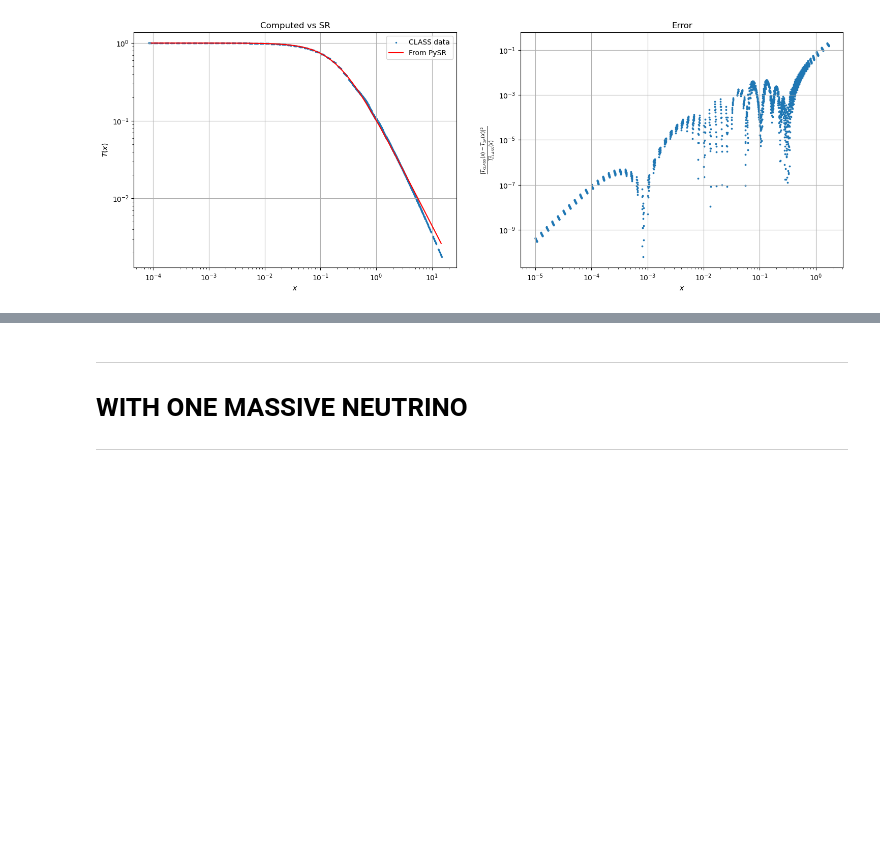
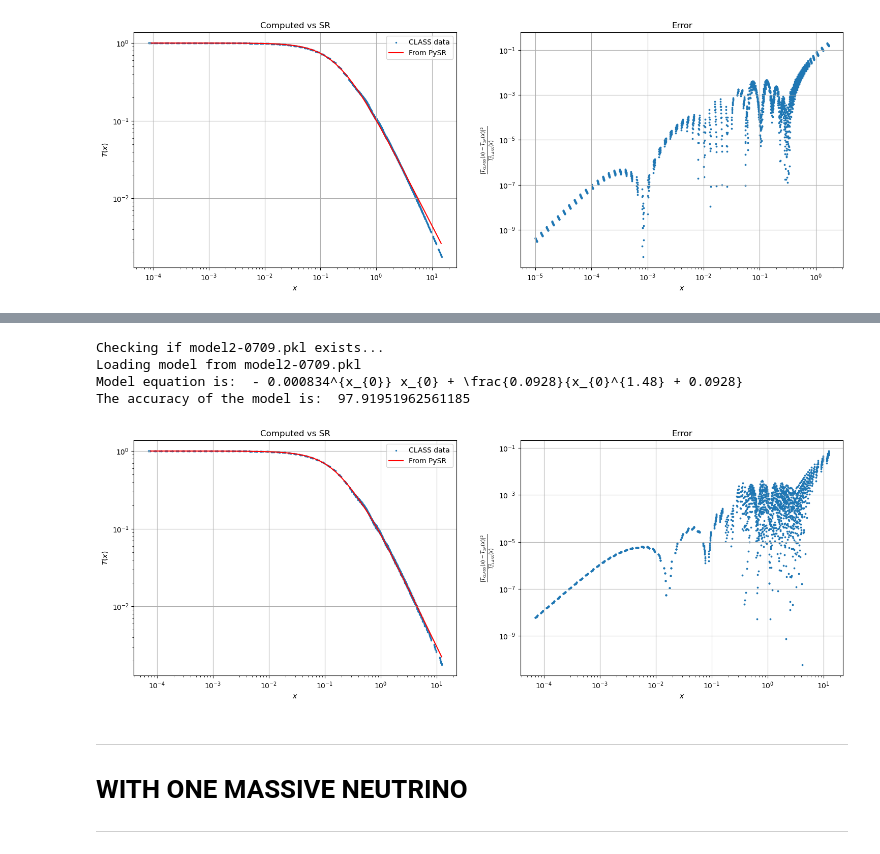
Before and after one commit to farocrown/Simreg, a Jupyter notebook: sr_tf_graphs.ipynb, the cells around one changed output, grey strips where cells are left out. Cells and saved outputs as stored; diff of their text form; code cells hidden in the pictures; blank space fills up the shorter version.

```diff
--- a/sr_tf_graphs.ipynb
+++ b/sr_tf_graphs.ipynb
@@ -116,3 +124,11 @@ The accuracy of the model is:  94.75510735643948
+# %%
+bran(z,T,'model2-0709.pkl')
+# %% [output]
+Checking if model2-0709.pkl exists...
+Loading model from model2-0709.pkl
+Model equation is:  - 0.000834^{x_{0}} x_{0} + \frac{0.0928}{x_{0}^{1.48} + 0.0928}
+The accuracy of the model is:  97.91951962561185
+[figure, added]
 # %% [markdown]
 ----
 # WITH ONE MASSIVE NEUTRINO
```
Also changed, not shown: parts of 4 cells of this notebook, 3 other files.
